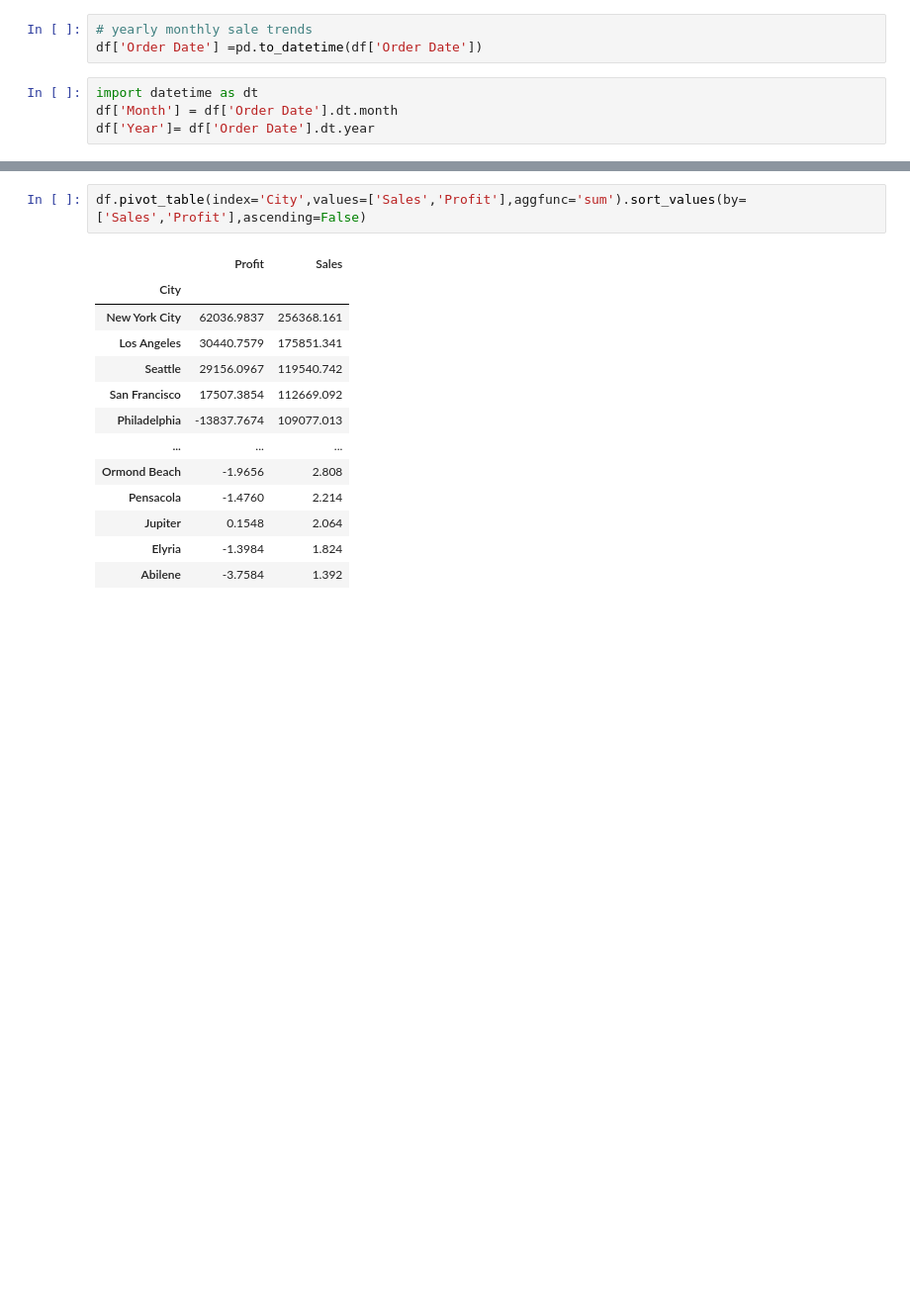
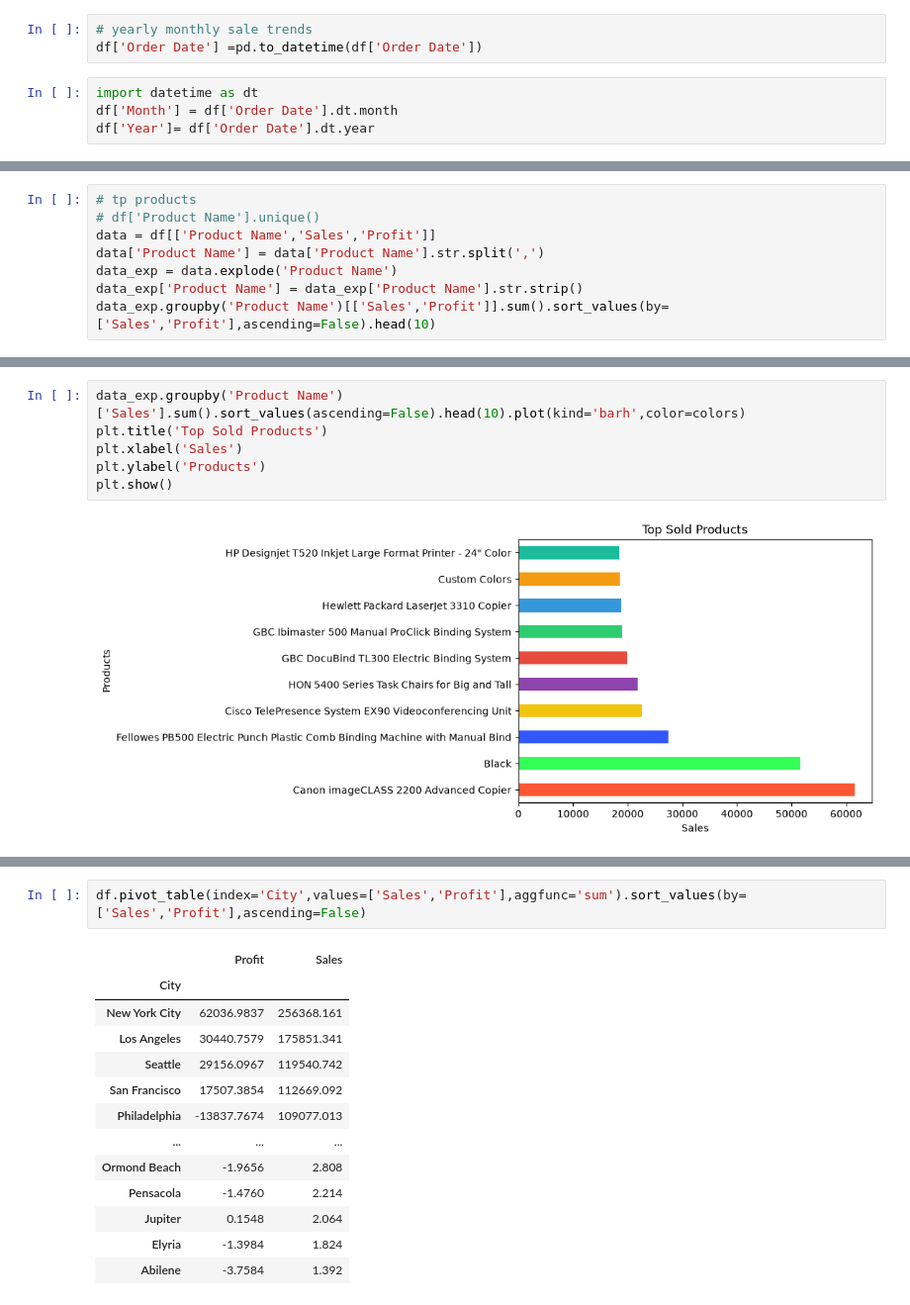
Before and after one commit to Fatima-Arain206/SOFTGROWTECH_INTERNSHIP_FINAL_PROJECT, a Jupyter notebook: Bussiness_DataAnalysisProject/Bussiness_Analysis.ipynb, the cells around one changed output, grey strips where cells are left out. Shown at 99% size. Cells and saved outputs as stored; diff of their text form; blank space fills up the shorter version.

```diff
--- a/Bussiness_DataAnalysisProject/Bussiness_Analysis.ipynb
+++ b/Bussiness_DataAnalysisProject/Bussiness_Analysis.ipynb
@@ -187,0 +229,8 @@ df.groupby('Month')
+# %%
+# tp products
+# df['Product Name'].unique()
+data = df[['Product Name','Sales','Profit']]
+data['Product Name'] = data['Product Name'].str.split(',')
+data_exp = data.explode('Product Name')
+data_exp['Product Name'] = data_exp['Product Name'].str.strip()
+data_exp.groupby('Product Name')[['Sales','Profit']].sum().sort_values(by=['Sales','Profit'],ascending=False).head(10)
@@ -187,0 +250,8 @@ df.groupby('Month')
+# %%
+data_exp.groupby('Product Name')['Sales'].sum().sort_values(ascending=False).head(10).plot(kind='barh',color=colors)
+plt.title('Top Sold Products')
+plt.xlabel('Sales')
+plt.ylabel('Products')
+plt.show()
+# %% [output]
+[figure, added]
```
Also changed, not shown: parts of 13 cells of this notebook.
